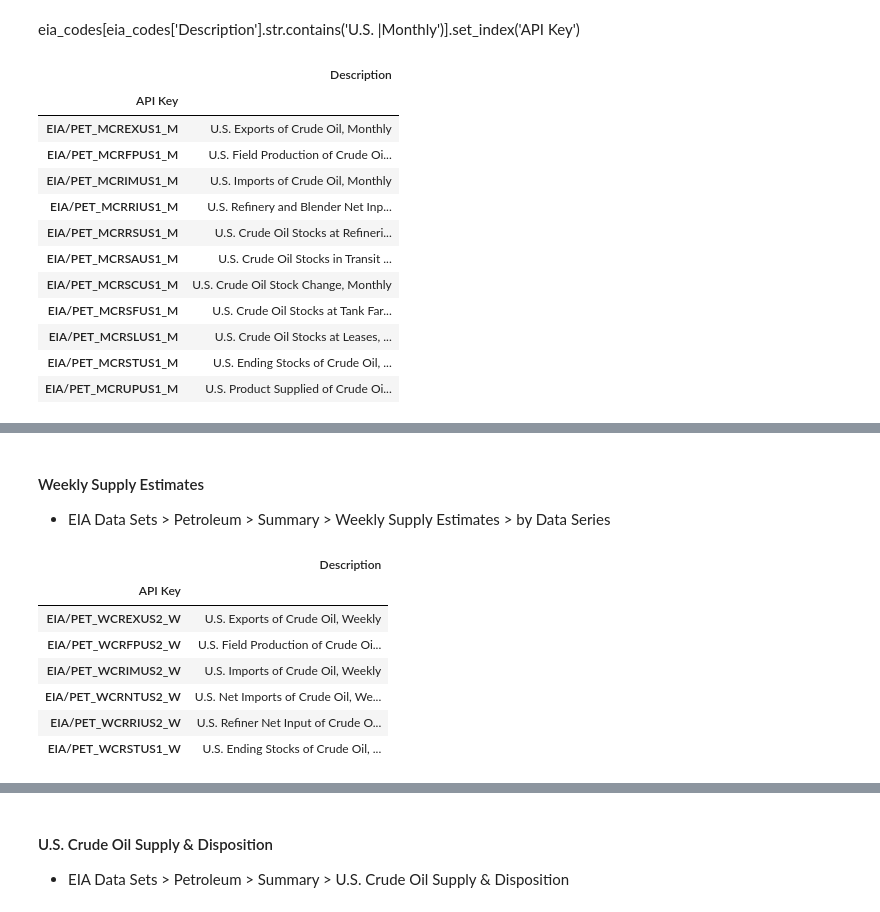
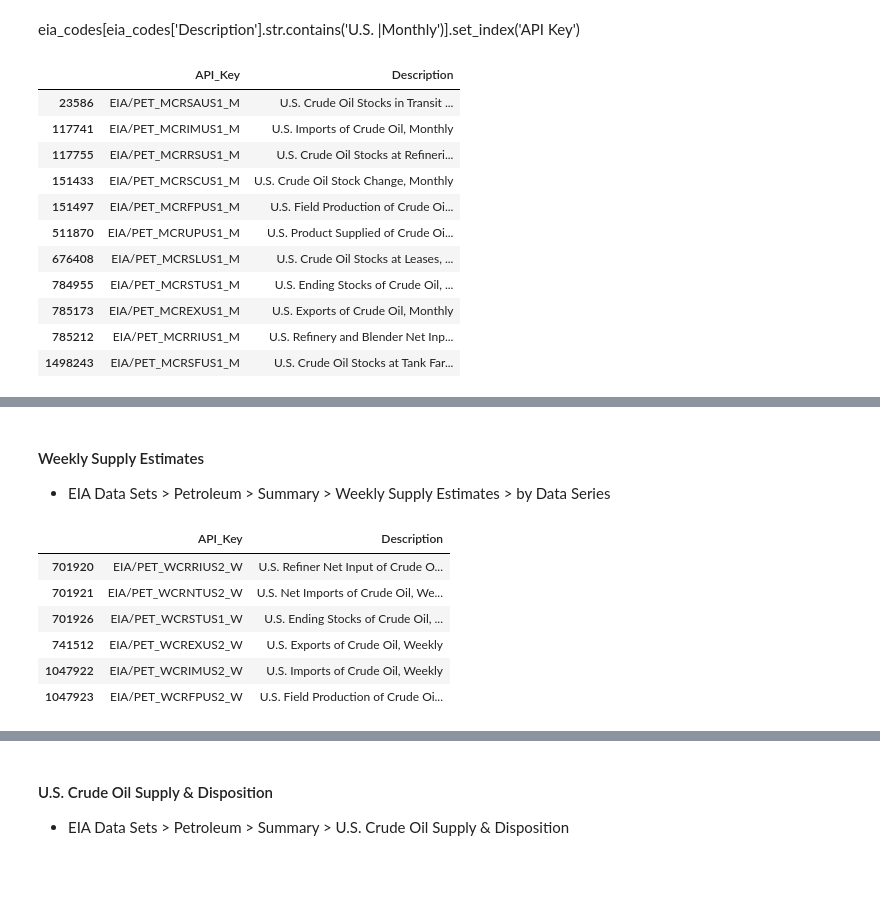
Before and after one commit to limitup/Chipy_Mentorship, a Jupyter notebook: test_sample_set.ipynb, the cells around one changed output, grey strips where cells are left out. Drawn from its saved outputs; the diff is of its cells as text; code cells hidden in the pictures; blank space fills up the shorter version.

```diff
--- a/test_sample_set.ipynb
+++ b/test_sample_set.ipynb
@@ -8,7 +5,7 @@ http://api.eia.gov/bulk/PET.zip
 # Pulled API codes from Quandl
 https://www.quandl.com/api/v3/databases/EIA/codes
 # %%
-eia_codes = pd.read_csv('EIA-datasets-codes.csv',names=['API Key','Description'])
+eia_codes = pd.read_csv('EIA-datasets-codes.csv',names=['API_Key','Description'])
 eia_codes.info()
 # %% [output]
 <class 'pandas.core.frame.DataFrame'>
@@ -172,24 +130,22 @@ crude.tail()
 # %% [markdown]
 eia_codes[eia_codes['Description'].str.contains('U.S. |Monthly')].set_index('API Key')
 # %%
-sd = eia_codes[eia_codes['API Key'].str.contains('^EIA/PET_MCR.*US1_M$',regex=True)]
-sd = sd.set_index('API Key').sort_index()
-sd_list = list(sd.index)
+sd = eia_codes[eia_codes['API_Key'].str.contains('^EIA/PET_MCR.*US1_M$',regex=True)]
+sd_list = list(sd.API_Key)
 sd
 # %% [output]
-|  | Description |
-| API Key |  |
-| EIA/PET_MCREXUS1_M | U.S. Exports of Crude Oil, Monthly |
-| EIA/PET_MCRFPUS1_M | U.S. Field Production of Crude Oi... |
-| EIA/PET_MCRIMUS1_M | U.S. Imports of Crude Oil, Monthly |
-| EIA/PET_MCRRIUS1_M | U.S. Refinery and Blender Net Inp... |
-| EIA/PET_MCRRSUS1_M | U.S. Crude Oil Stocks at Refineri... |
-| EIA/PET_MCRSAUS1_M | U.S. Crude Oil Stocks in Transit ... |
-| EIA/PET_MCRSCUS1_M | U.S. Crude Oil Stock Change, Monthly |
-| EIA/PET_MCRSFUS1_M | U.S. Crude Oil Stocks at Tank Far... |
-| EIA/PET_MCRSLUS1_M | U.S. Crude Oil Stocks at Leases, ... |
-| EIA/PET_MCRSTUS1_M | U.S. Ending Stocks of Crude Oil, ... |
-| EIA/PET_MCRUPUS1_M | U.S. Product Supplied of Crude Oi... |
+|  | API_Key | Description |
+| 23586 | EIA/PET_MCRSAUS1_M | U.S. Crude Oil Stocks in Transit ... |
+| 117741 | EIA/PET_MCRIMUS1_M | U.S. Imports of Crude Oil, Monthly |
+| 117755 | EIA/PET_MCRRSUS1_M | U.S. Crude Oil Stocks at Refineri... |
+| 151433 | EIA/PET_MCRSCUS1_M | U.S. Crude Oil Stock Change, Monthly |
+| 151497 | EIA/PET_MCRFPUS1_M | U.S. Field Production of Crude Oi... |
+| 511870 | EIA/PET_MCRUPUS1_M | U.S. Product Supplied of Crude Oi... |
+| 676408 | EIA/PET_MCRSLUS1_M | U.S. Crude Oil Stocks at Leases, ... |
+| 784955 | EIA/PET_MCRSTUS1_M | U.S. Ending Stocks of Crude Oil, ... |
+| 785173 | EIA/PET_MCREXUS1_M | U.S. Exports of Crude Oil, Monthly |
+| 785212 | EIA/PET_MCRRIUS1_M | U.S. Refinery and Blender Net Inp... |
+| 1498243 | EIA/PET_MCRSFUS1_M | U.S. Crude Oil Stocks at Tank Far... |
 # %%
 sd_df = quandl.get(sd_list)
 sd_df.tail()
@@ -205,19 +161,17 @@ sd_df.tail()
 #### Weekly Supply Estimates
 - EIA Data Sets > Petroleum > Summary > Weekly Supply Estimates > by Data Series
 # %%
-wse = eia_codes[eia_codes['API Key'].str.contains('^EIA/PET_WCR.*US.*_W$',regex=True)]
-wse = wse.set_index('API Key').sort_index()
-wse_list = list(wse.index)
+wse = eia_codes[eia_codes['API_Key'].str.contains('^EIA/PET_WCR.*US.*_W$',regex=True)]
+wse_list = list(wse.API_Key)
 wse
 # %% [output]
-|  | Description |
-| API Key |  |
-| EIA/PET_WCREXUS2_W | U.S. Exports of Crude Oil, Weekly |
-| EIA/PET_WCRFPUS2_W | U.S. Field Production of Crude Oi... |
-| EIA/PET_WCRIMUS2_W | U.S. Imports of Crude Oil, Weekly |
-| EIA/PET_WCRNTUS2_W | U.S. Net Imports of Crude Oil, We... |
-| EIA/PET_WCRRIUS2_W | U.S. Refiner Net Input of Crude O... |
-| EIA/PET_WCRSTUS1_W | U.S. Ending Stocks of Crude Oil, ... |
+|  | API_Key | Description |
+| 701920 | EIA/PET_WCRRIUS2_W | U.S. Refiner Net Input of Crude O... |
+| 701921 | EIA/PET_WCRNTUS2_W | U.S. Net Imports of Crude Oil, We... |
+| 701926 | EIA/PET_WCRSTUS1_W | U.S. Ending Stocks of Crude Oil, ... |
+| 741512 | EIA/PET_WCREXUS2_W | U.S. Exports of Crude Oil, Weekly |
+| 1047922 | EIA/PET_WCRIMUS2_W | U.S. Imports of Crude Oil, Weekly |
+| 1047923 | EIA/PET_WCRFPUS2_W | U.S. Field Production of Crude Oi... |
 # %%
 wse_df = quandl.get(wse_list)
 wse_df.tail()
```
Also changed, not shown: parts of 39 cells of this notebook.
